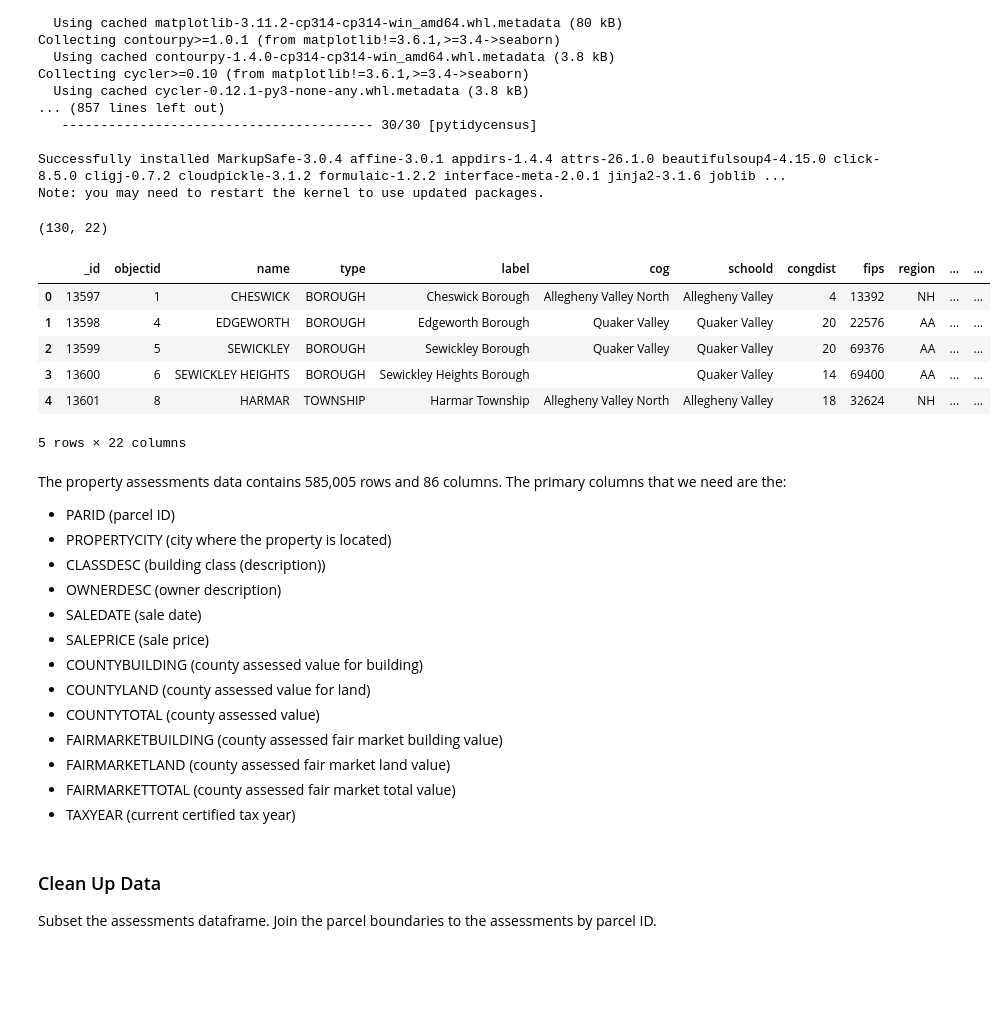
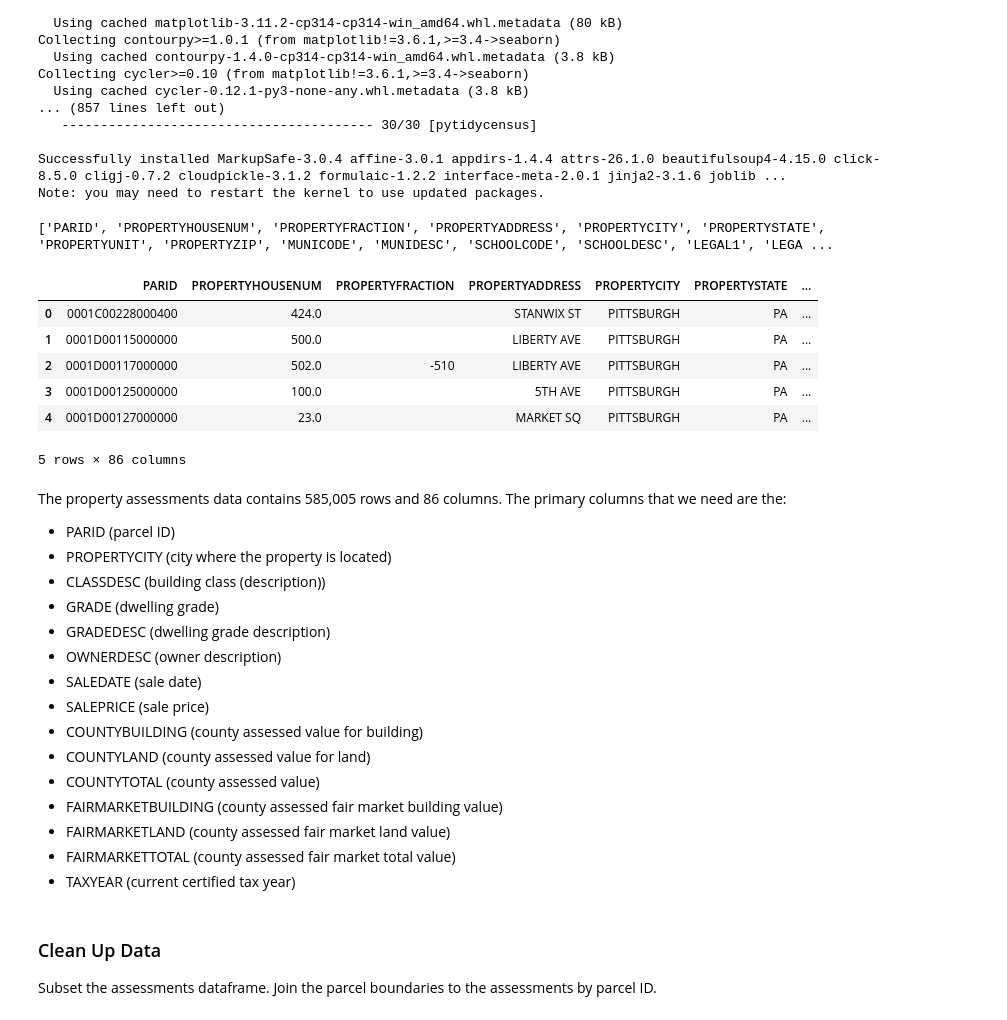
Before and after one commit to clydes-cmu/python-2-final, a Jupyter notebook: parcel_analysis.ipynb, the cells around one changed output. Cells and saved outputs as stored; diff of their text form; code cells hidden in the pictures; blank space fills up the shorter version.

Commit message:
updated parcel analysis

```diff
--- a/parcel_analysis.ipynb
+++ b/parcel_analysis.ipynb
@@ -55,28 +55,30 @@ parcel_boundaries_df = pd.read_csv("allegheny_parcel_boundaries.csv")
 # Allegheny County municipal boundaries geopandas dataframe
 municipal_boundaries_gdf = gpd.read_file("allegheny_municipal_boundaries.geojson")
 # %%
-# print(assessments_df.shape)
-# print(assessments_df.head())
+print(assessments_df.columns.tolist())
+display(assessments_df.head())
 
-print(parcel_boundaries_df.shape)
-display(parcel_boundaries_df.head())
+# print(parcel_boundaries_df.shape)
+# display(parcel_boundaries_df.head())
 
 # print(municipal_boundaries_gdf.shape)
 # display(municipal_boundaries_gdf.head())
 # %% [output]
-(130, 22)
+['PARID', 'PROPERTYHOUSENUM', 'PROPERTYFRACTION', 'PROPERTYADDRESS', 'PROPERTYCITY', 'PROPERTYSTATE', 'PROPERTYUNIT', 'PROPERTYZIP', 'MUNICODE', 'MUNIDESC', 'SCHOOLCODE', 'SCHOOLDESC', 'LEGAL1', 'LEGA ...
-|  | _id | objectid | name | type | label | cog | schoold | congdist | fips | region | ... | ... |
-| 0 | 13597 | 1 | CHESWICK | BOROUGH | Cheswick Borough | Allegheny Valley North | Allegheny Valley | 4 | 13392 | NH | ... | ... |
-| 1 | 13598 | 4 | EDGEWORTH | BOROUGH | Edgeworth Borough | Quaker Valley | Quaker Valley | 20 | 22576 | AA | ... | ... |
-| 2 | 13599 | 5 | SEWICKLEY | BOROUGH | Sewickley Borough | Quaker Valley | Quaker Valley | 20 | 69376 | AA | ... | ... |
-| 3 | 13600 | 6 | SEWICKLEY HEIGHTS | BOROUGH | Sewickley Heights Borough |  | Quaker Valley | 14 | 69400 | AA | ... | ... |
-| 4 | 13601 | 8 | HARMAR | TOWNSHIP | Harmar Township | Allegheny Valley North | Allegheny Valley | 18 | 32624 | NH | ... | ... |
+|  | PARID | PROPERTYHOUSENUM | PROPERTYFRACTION | PROPERTYADDRESS | PROPERTYCITY | PROPERTYSTATE | ... |
+| 0 | 0001C00228000400 | 424.0 |  | STANWIX ST | PITTSBURGH | PA | ... |
+| 1 | 0001D00115000000 | 500.0 |  | LIBERTY AVE | PITTSBURGH | PA | ... |
+| 2 | 0001D00117000000 | 502.0 | -510 | LIBERTY AVE | PITTSBURGH | PA | ... |
+| 3 | 0001D00125000000 | 100.0 |  | 5TH AVE | PITTSBURGH | PA | ... |
+| 4 | 0001D00127000000 | 23.0 |  | MARKET SQ | PITTSBURGH | PA | ... |
-5 rows × 22 columns
+5 rows × 86 columns
 # %% [markdown]
 The property assessments data contains 585,005 rows and 86 columns. The primary columns that we need are the:
 - PARID (parcel ID)
 - PROPERTYCITY (city where the property is located)
 - CLASSDESC (building class (description))
+- GRADE (dwelling grade)
+- GRADEDESC (dwelling grade description)
 - OWNERDESC (owner description)
 - SALEDATE (sale date)
 - SALEPRICE (sale price)
```
Also changed, not shown: parts of 2 cells of this notebook.
